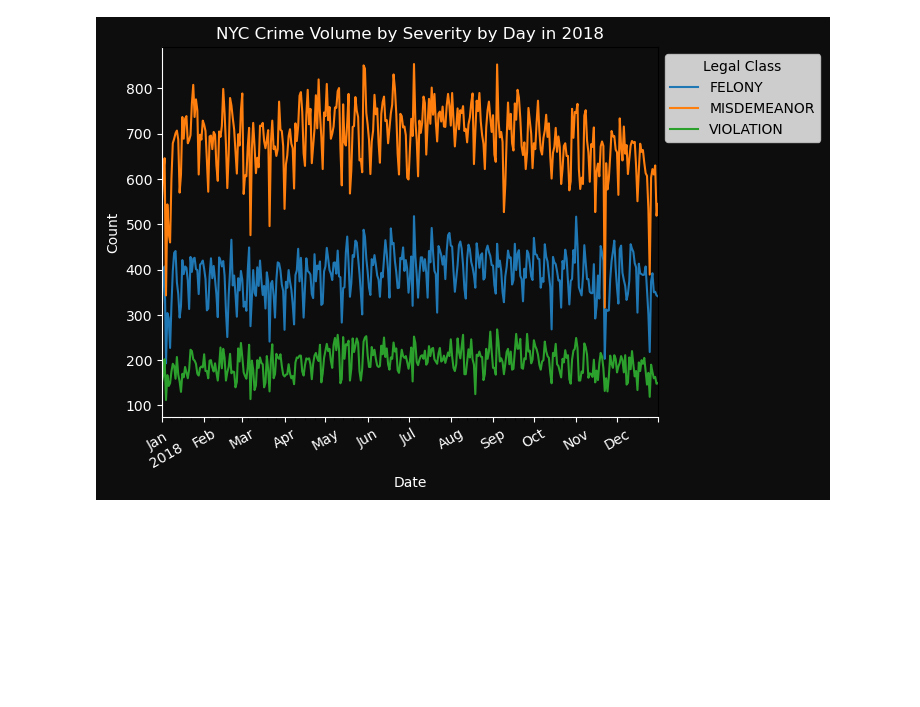
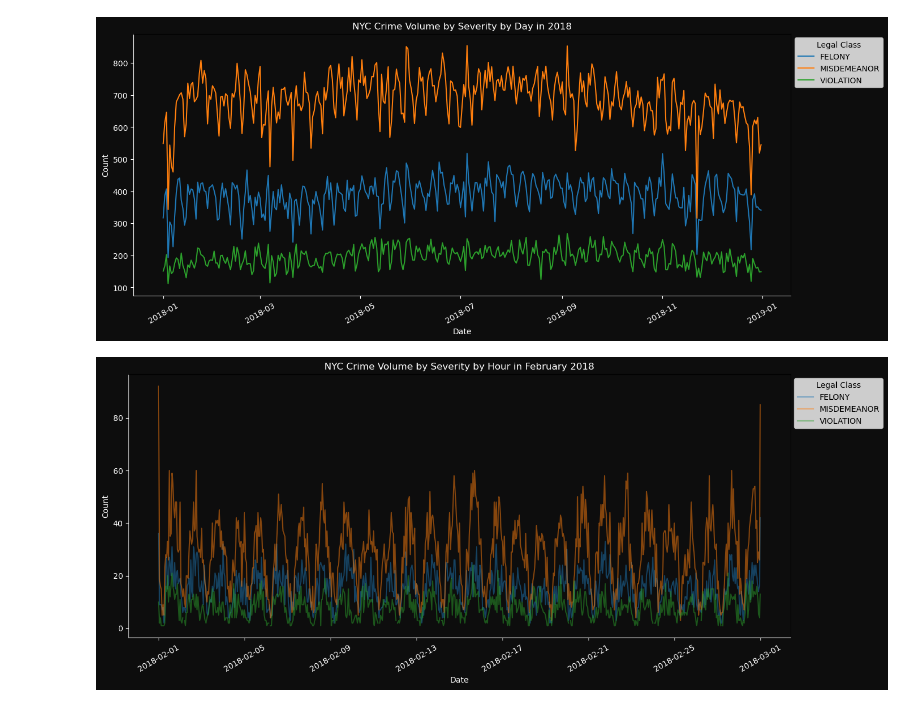
Before and after one commit to jamorr/Capstone, a Jupyter notebook: src/crime_analysis.ipynb, the cells around one changed output. Cells and saved outputs as stored; diff of their text form; code cells hidden in the pictures; blank space fills up the shorter version.

```diff
--- a/src/crime_analysis.ipynb
+++ b/src/crime_analysis.ipynb
@@ -23,6 +23,30 @@ with get_connection() as conn:
             raise FileNotFoundError
     except FileNotFoundError:
         crime_df = get_crime_data(conn, 2018, 2_000_000, 0)
+        date_time = {
+            "crime_close_date":[
+                "crime_close_date",
+                "crime_close_time"
+            ],
+            "crime_date":[
+                "crime_date",
+                "crime_time"
+                ],
+            "report_date":"report_date",
+
+        }
+
+        for k, f in date_time.items():
+            if isinstance(f, list):
+                p = crime_df[f[0]]+' '+crime_df[f[1]]
+                crime_df.drop(f, axis='columns', inplace=True)
+            else:
+                p = crime_df[f]
+            crime_df[k] = pd.to_datetime(p, errors='coerce')
+        crime_df[['latitude','longitude']] = crime_df[['latitude','longitude']].astype('float64')
+
+        crime_df.convert_dtypes(dtype_backend='pyarrow')
+
         crime_df.to_parquet(root_dir/"precincts", partition_cols=['precinct'])
 # %%
 crime_df.describe()
@@ -36,34 +63,51 @@ crime_df.describe()
-# %%
-date_time = [
-    "crime_close_date",
-    "crime_close_time",
-    "crime_date",
-    "crime_time",
-    "report_date",
-
-]
-for f in date_time:
-    crime_df[f] = pd.to_datetime(crime_df[f], errors='coerce')
 # %%
-by_severity = crime_df[['report_date', 'idx', 'crime_degree']].groupby(['crime_degree','report_date']).count().unstack('crime_degree')
-by_severity.columns = by_severity.columns.droplevel()
-ax = by_severity.plot()
+by_severity_H = crime_df[['report_date', 'idx', 'crime_degree']].groupby(['crime_degree','report_date']).count().unstack('crime_degree')
+by_severity_H.columns = by_severity_H.columns.droplevel()
+ax = by_severity_H.plot()
 ax.set_facecolor("#0d0d0d")
 fig = ax.get_figure()
 fig.set_facecolor("#0d0d0d")
 ax.spines['bottom'].set_color('white')
 ax.spines['left'].set_color('white')
 
 # Other customizations with white for inverted theme
 ax.xaxis.label.set_color('white')
 ax.yaxis.label.set_color('white')
 ax.title.set_color('white')
 ax.tick_params(axis='x', colors='white', rotation=30)
 ax.tick_params(axis='y', colors='white')
 ax.set_title("NYC Crime Volume by Severity by Day in 2018")
 ax.set_xlabel("Date")
 ax.set_ylabel("Count")
 leg=ax.legend(title="Legal Class", bbox_to_anchor=[1,1],)
+fig.set_size_inches((15,6))
 fig.savefig('../plots/crime_vol_severity_2018.svg', bbox_inches='tight')
 # %% [output]
-[figure, old version]
+[figure, new version]
+# %%
+import datetime
+crime_df['crime_H'] = crime_df['crime_date'].dt.round('H')
+cdf = crime_df[(crime_df['crime_H']>=datetime.date(2018, 2, 1))&(crime_df['crime_H']<=datetime.date(2018, 3, 1))]
+by_severity_H = cdf[['crime_H', 'idx', 'crime_degree']].groupby(['crime_degree','crime_H']).count().unstack('crime_degree')
+by_severity_H.columns = by_severity_H.columns.droplevel()
+ax = by_severity_H.plot(alpha=0.5)
+ax.set_facecolor("#0d0d0d")
+fig = ax.get_figure()
+fig.set_facecolor("#0d0d0d")
+ax.spines['bottom'].set_color('white')
+ax.spines['left'].set_color('white')
+
+# Other customizations with white for inverted theme
+ax.xaxis.label.set_color('white')
+ax.yaxis.label.set_color('white')
+ax.title.set_color('white')
+ax.tick_params(axis='x', colors='white', rotation=30)
+ax.tick_params(axis='y', colors='white')
+ax.set_title("NYC Crime Volume by Severity by Hour in February 2018")
+ax.set_xlabel("Date")
+ax.set_ylabel("Count")
+leg=ax.legend(title="Legal Class", bbox_to_anchor=[1,1],)
+fig.set_size_inches((15,6))
+fig.savefig('../plots/crime_volH_severity_2018.svg', bbox_inches='tight')
+# %% [output]
+[figure, added]
```
Also changed, not shown: parts of 3 cells of this notebook, 3 other files.
